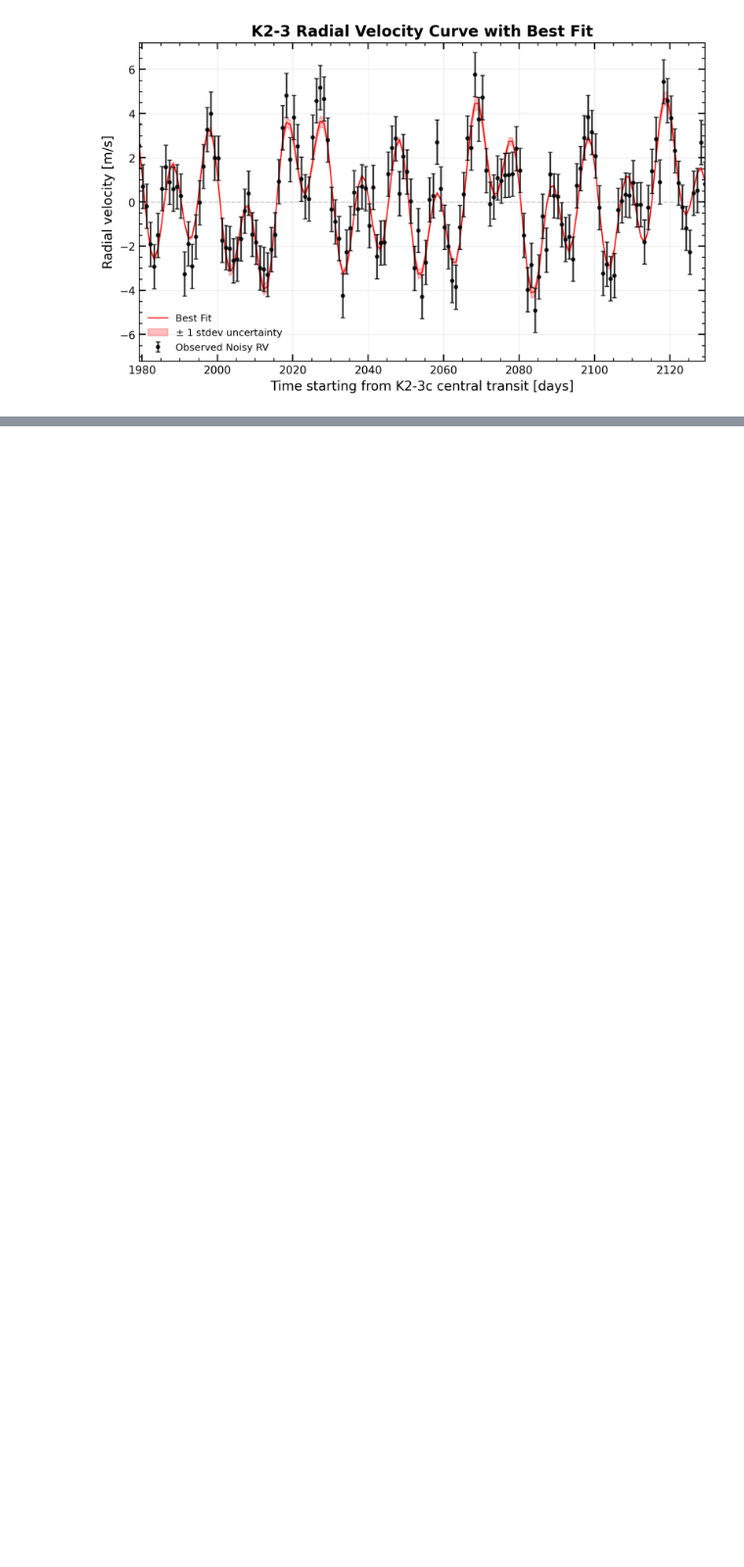
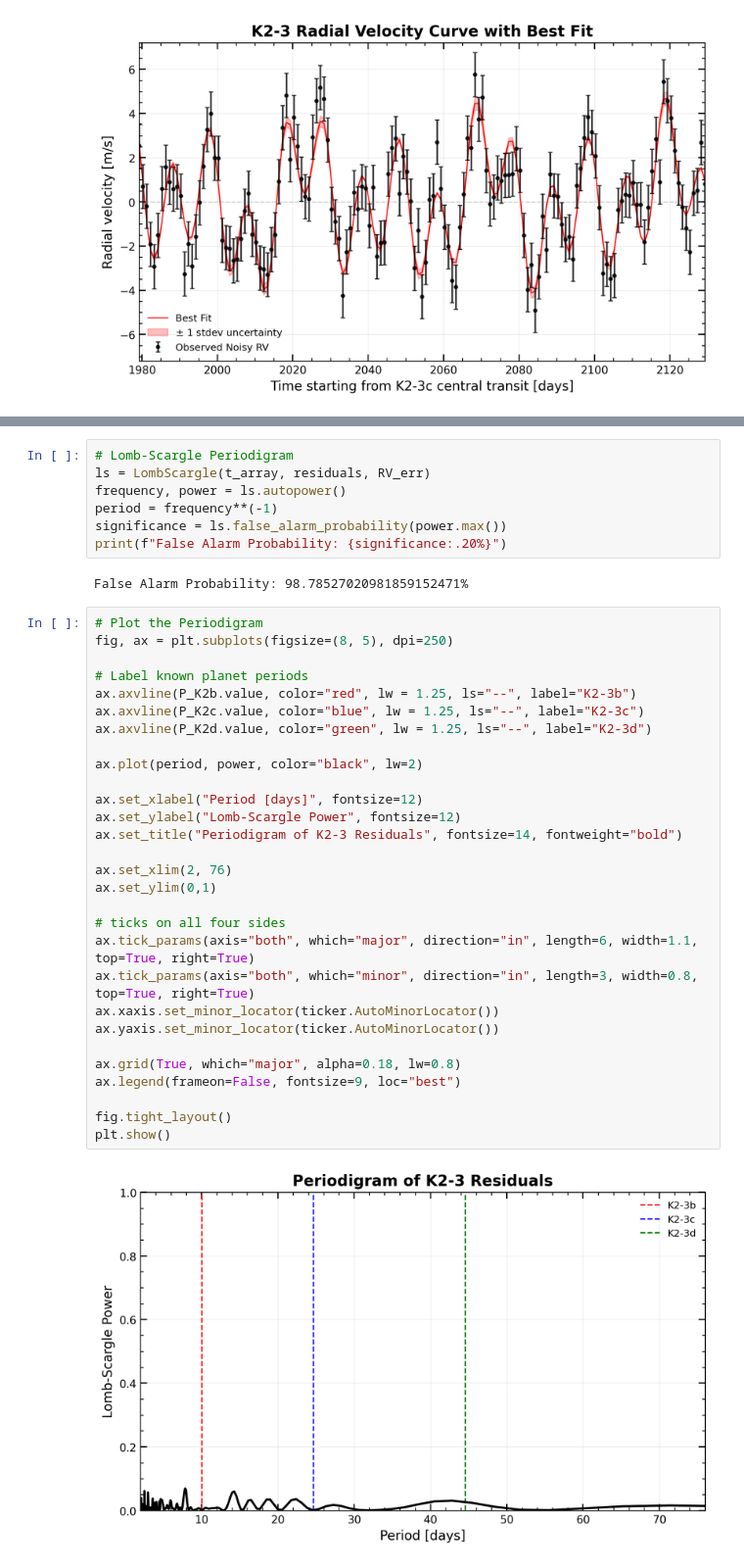
Before and after one commit to JamesDuf/UW-PHYS-771-HW1-KeplerRV, a Jupyter notebook: JDufresne_PHYS_771_A1.ipynb, the cells around one changed output, grey strips where cells are left out. Shown at 98% size. Cells and saved outputs as stored; diff of their text form; blank space fills up the shorter version.

```diff
--- a/JDufresne_PHYS_771_A1.ipynb
+++ b/JDufresne_PHYS_771_A1.ipynb
@@ -608,0 +667,40 @@ plt.show()
+# %%
+# Lomb-Scargle Periodigram
+ls = LombScargle(t_array, residuals, RV_err)
+frequency, power = ls.autopower()
+period = frequency**(-1)
+significance = ls.false_alarm_probability(power.max())
+print(f"False Alarm Probability: {significance:.20%}")
+# %% [output]
+False Alarm Probability: 98.78527020981859152471%
+# %%
+# Plot the Periodigram
+fig, ax = plt.subplots(figsize=(8, 5), dpi=250)
+
+# Label known planet periods
+ax.axvline(P_K2b.value, color="red", lw = 1.25, ls="--", label="K2-3b")
+ax.axvline(P_K2c.value, color="blue", lw = 1.25, ls="--", label="K2-3c")
+ax.axvline(P_K2d.value, color="green", lw = 1.25, ls="--", label="K2-3d")
+
+ax.plot(period, power, color="black", lw=2)
+
+ax.set_xlabel("Period [days]", fontsize=12)
+ax.set_ylabel("Lomb-Scargle Power", fontsize=12)
+ax.set_title("Periodigram of K2-3 Residuals", fontsize=14, fontweight="bold")
+
+ax.set_xlim(2, 76)
+ax.set_ylim(0,1)
+
+# ticks on all four sides
+ax.tick_params(axis="both", which="major", direction="in", length=6, width=1.1, top=True, right=True)
+ax.tick_params(axis="both", which="minor", direction="in", length=3, width=0.8, top=True, right=True)
+ax.xaxis.set_minor_locator(ticker.AutoMinorLocator())
+ax.yaxis.set_minor_locator(ticker.AutoMinorLocator())
+
+ax.grid(True, which="major", alpha=0.18, lw=0.8)
+ax.legend(frameon=False, fontsize=9, loc="best")
+
+fig.tight_layout()
+plt.show()
+# %% [output]
+[figure, added]
```
Also changed, not shown: parts of 6 cells of this notebook.
